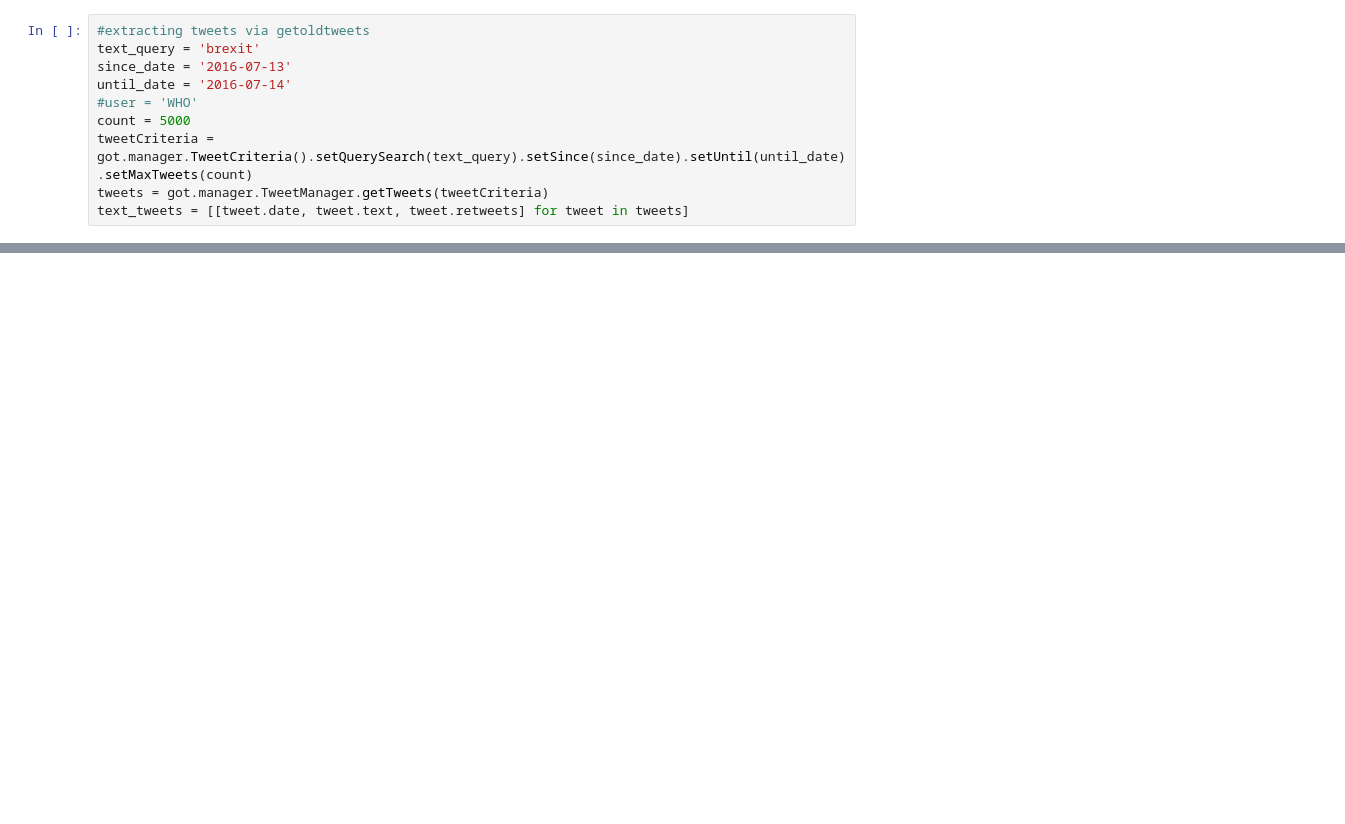
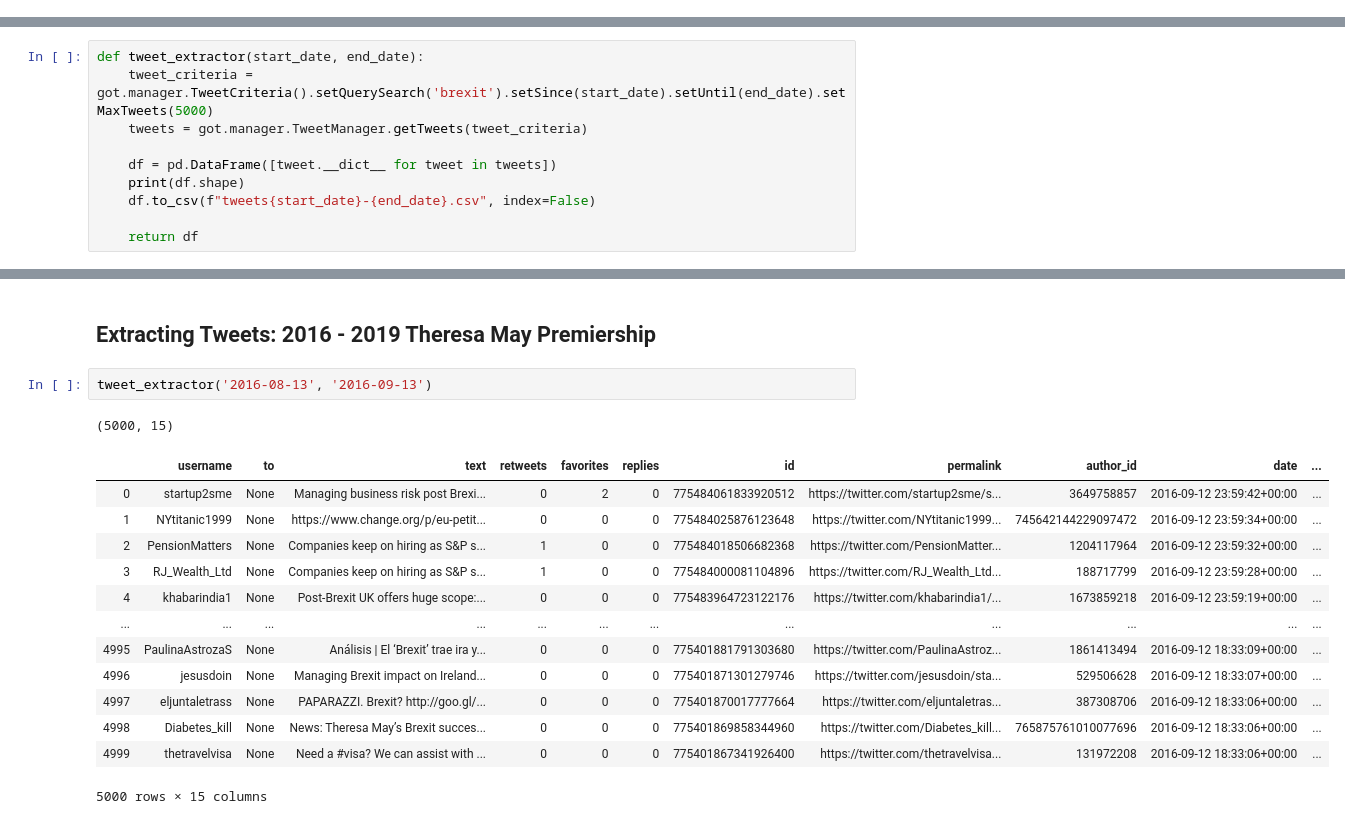
Before and after one commit to ta-data-lis/final-project, a Jupyter notebook: your-project/tweets.ipynb, the cells around one changed output, grey strips where cells are left out. Saved outputs shown, nothing was run; the diff lists cells and outputs as text; blank space fills up the shorter version.

Commit message:
more tweets, still on eda

```diff
--- a/your-project/tweets.ipynb
+++ b/your-project/tweets.ipynb
@@ -4,10 +4,0 @@ import pandas as pd
-# %%
-#extracting tweets via getoldtweets
-text_query = 'brexit'
-since_date = '2016-07-13'
-until_date = '2016-07-14'
-#user = 'WHO'
-count = 5000
-tweetCriteria = got.manager.TweetCriteria().setQuerySearch(text_query).setSince(since_date).setUntil(until_date).setMaxTweets(count)
-tweets = got.manager.TweetManager.getTweets(tweetCriteria)
-text_tweets = [[tweet.date, tweet.text, tweet.retweets] for tweet in tweets]
@@ -35,0 +5,10 @@ morning_ann = pd.read_csv()
+# %%
+def tweet_extractor(start_date, end_date):
+    tweet_criteria = got.manager.TweetCriteria().setQuerySearch('brexit').setSince(start_date).setUntil(end_date).setMaxTweets(5000)
+    tweets = got.manager.TweetManager.getTweets(tweet_criteria)
+
+    df = pd.DataFrame([tweet.__dict__ for tweet in tweets])
+    print(df.shape)
+    df.to_csv(f"tweets{start_date}-{end_date}.csv", index=False)
+
+    return df
@@ -35,0 +79,19 @@ morning_ann = pd.read_csv()
+# %% [markdown]
+## Extracting Tweets: 2016 - 2019 Theresa May Premiership
+# %%
+tweet_extractor('2016-08-13', '2016-09-13')
+# %% [output]
+(5000, 15)
+|  | username | to | text | retweets | favorites | replies | id | permalink | author_id | date | ... |
+| 0 | startup2sme | None | Managing business risk post Brexi... | 0 | 2 | 0 | 775484061833920512 | https://twitter.com/startup2sme/s... | 3649758857 | 2016-09-12 23:59:42+00:00 | ... |
+| 1 | NYtitanic1999 | None | https://www.change.org/p/eu-petit... | 0 | 0 | 0 | 775484025876123648 | https://twitter.com/NYtitanic1999... | 745642144229097472 | 2016-09-12 23:59:34+00:00 | ... |
+| 2 | PensionMatters | None | Companies keep on hiring as S&P s... | 1 | 0 | 0 | 775484018506682368 | https://twitter.com/PensionMatter... | 1204117964 | 2016-09-12 23:59:32+00:00 | ... |
+| 3 | RJ_Wealth_Ltd | None | Companies keep on hiring as S&P s... | 1 | 0 | 0 | 775484000081104896 | https://twitter.com/RJ_Wealth_Ltd... | 188717799 | 2016-09-12 23:59:28+00:00 | ... |
+| 4 | khabarindia1 | None | Post-Brexit UK offers huge scope:... | 0 | 0 | 0 | 775483964723122176 | https://twitter.com/khabarindia1/... | 1673859218 | 2016-09-12 23:59:19+00:00 | ... |
+| ... | ... | ... | ... | ... | ... | ... | ... | ... | ... | ... | ... |
+| 4995 | PaulinaAstrozaS | None | Análisis | El ‘Brexit’ trae ira y... | 0 | 0 | 0 | 775401881791303680 | https://twitter.com/PaulinaAstroz... | 1861413494 | 2016-09-12 18:33:09+00:00 | ... |
+| 4996 | jesusdoin | None | Managing Brexit impact on Ireland... | 0 | 0 | 0 | 775401871301279746 | https://twitter.com/jesusdoin/sta... | 529506628 | 2016-09-12 18:33:07+00:00 | ... |
+| 4997 | eljuntaletrass | None | PAPARAZZI. Brexit? http://goo.gl/... | 0 | 0 | 0 | 775401870017777664 | https://twitter.com/eljuntaletras... | 387308706 | 2016-09-12 18:33:06+00:00 | ... |
+| 4998 | Diabetes_kill | None | News: Theresa May’s Brexit succes... | 0 | 0 | 0 | 775401869858344960 | https://twitter.com/Diabetes_kill... | 765875761010077696 | 2016-09-12 18:33:06+00:00 | ... |
+| 4999 | thetravelvisa | None | Need a #visa? We can assist with ... | 0 | 0 | 0 | 775401867341926400 | https://twitter.com/thetravelvisa... | 131972208 | 2016-09-12 18:33:06+00:00 | ... |
+5000 rows × 15 columns
```
Also changed, not shown: parts of 44 cells of this notebook, 39 other files.
